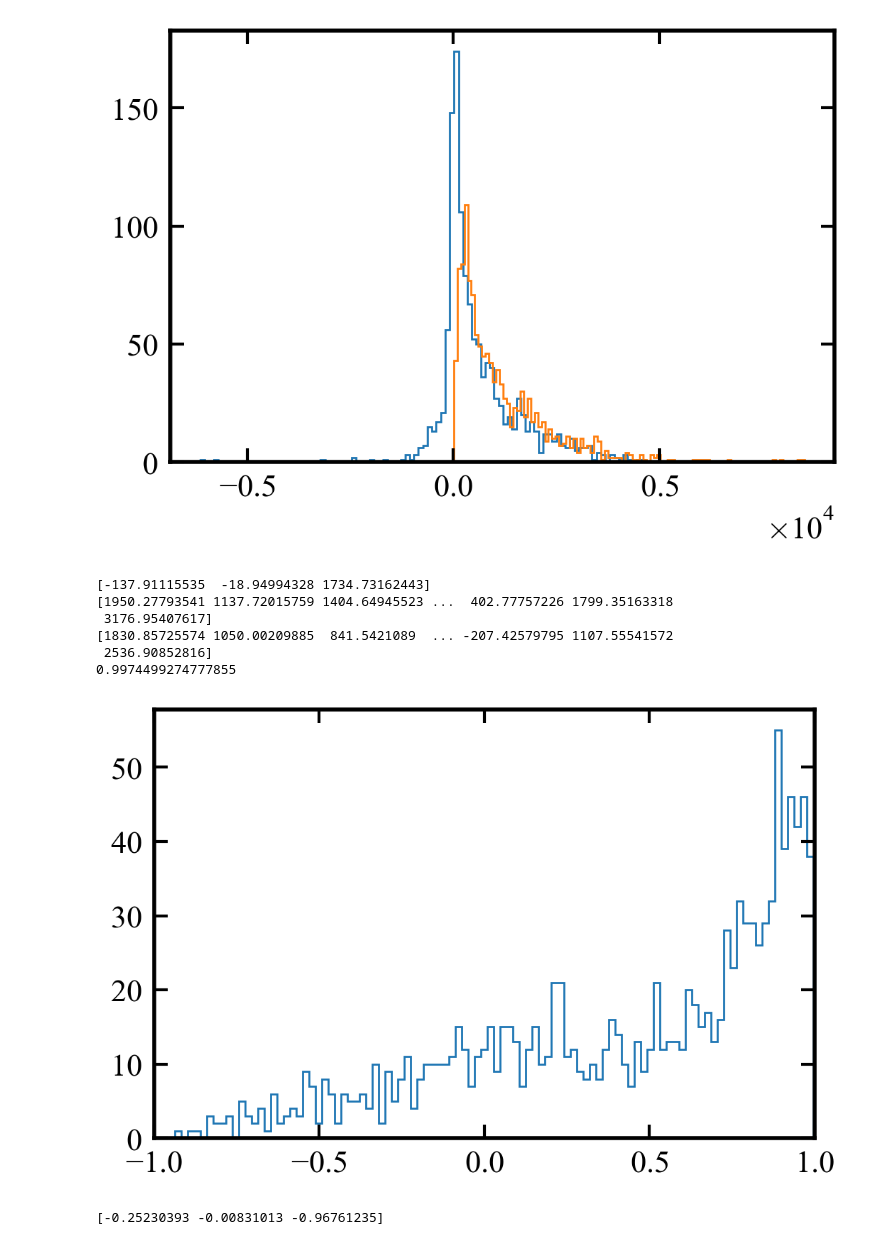
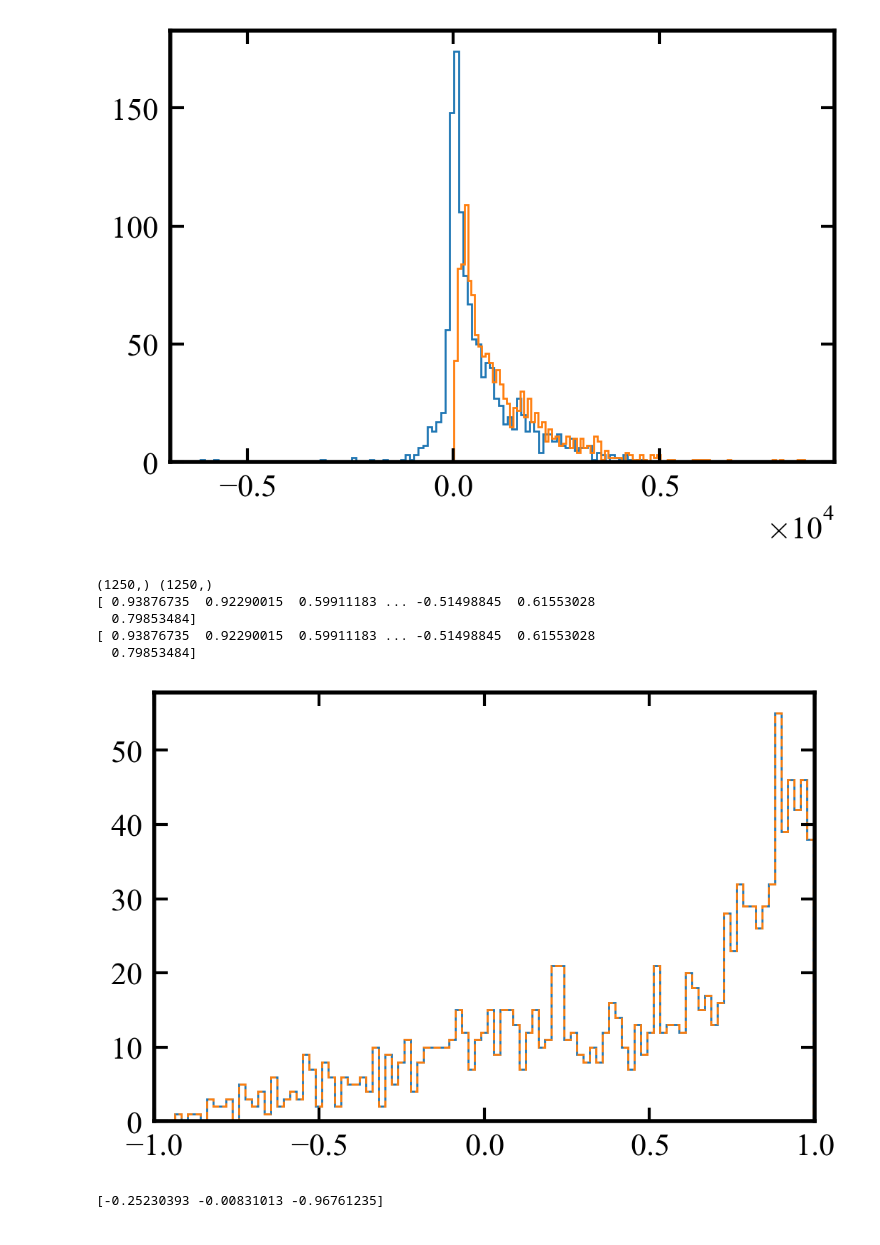
Before and after one commit to AndrewGraus/Stellar_Halo_Project, a Jupyter notebook: J_z_cut.ipynb, the cells around one changed output. Saved outputs shown, nothing was run; the diff lists cells and outputs as text; code cells hidden in the pictures.

Commit message:
added J_z figures:

```diff
--- a/J_z_cut.ipynb
+++ b/J_z_cut.ipynb
@@ -450,27 +543,28 @@ plt.show()
 # %%
 j_c_list = np.array(j_c_list)
 ang_mom_list = np.array(ang_mom_list)
 
-print ang_mom_rotated_gal[2]
-print np.ndarray.flatten(j_c_list)
+print np.ndarray.flatten(j_c_list).shape, ang_mom_list[:,2].shape
 
-epsilon = np.divide(ang_mom_list[:,2],np.ndarray.flatten(j_c_list))
+epsilon = np.divide(ang_mom_list[:,2],j_c)
+epsilon_list = np.divide(ang_mom_list[:,2],np.ndarray.flatten(j_c_list))
 
-print ang_mom_list[:,2]
+print epsilon
+print epsilon_list
 
-print np.max(epsilon)
+#epsilon_list = np.divide(ang_mom_list[:,2],np.ndarray.flatten(j_c_list))
 
 plt.hist(epsilon,bins=100,histtype='step')
+plt.hist(epsilon_list,bins=100,histtype='step',linestyle='--')
 plt.xlim([-1.0,1.0])
 plt.show()
 # %% [output]
-[-137.91115535  -18.94994328 1734.73162443]
-[1950.27793541 1137.72015759 1404.64945523 ...  402.77757226 1799.35163318
- 3176.95407617]
-[1830.85725574 1050.00209885  841.5421089  ... -207.42579795 1107.55541572
- 2536.90852816]
-0.9974499274777855
+(1250,) (1250,)
+[ 0.93876735  0.92290015  0.59911183 ... -0.51498845  0.61553028
+  0.79853484]
+[ 0.93876735  0.92290015  0.59911183 ... -0.51498845  0.61553028
+  0.79853484]
-[figure, old version]
+[figure, new version]
 # %%
 #Find the angular momentum vector and then rotate to that vector
 
```
Also changed, not shown: parts of 7 cells of this notebook.
